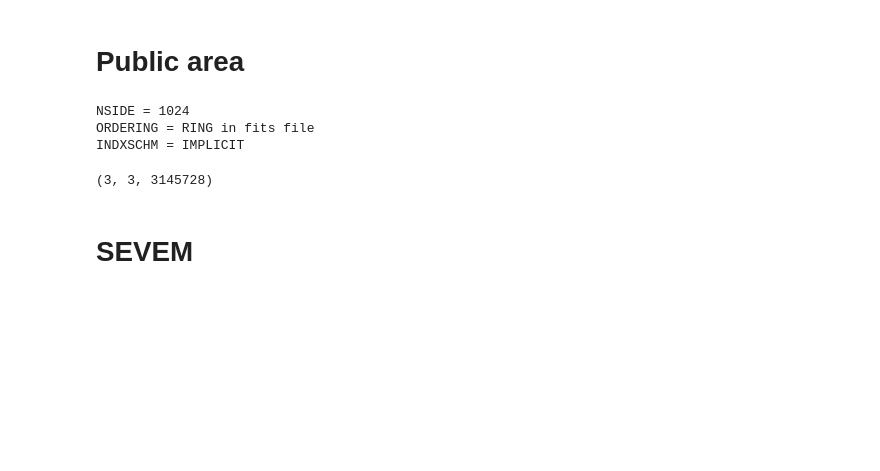
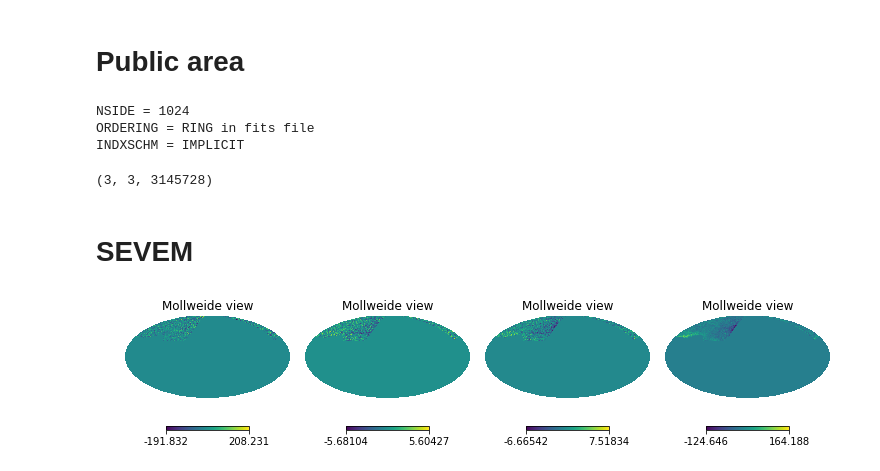
Before and after one commit to yaojian95/Ali_foreground, a Jupyter notebook: codes/SEVEM.ipynb, the cells around one changed output. Drawn from its saved outputs; the diff is of its cells as text; code cells hidden in the pictures; blank space fills up the shorter version.

```diff
--- a/codes/SEVEM.ipynb
+++ b/codes/SEVEM.ipynb
@@ -79,0 +78,9 @@ fun_std = lambda x,i,s :np.std(total_map[i,s] - x[0]*da1 - x[1]*da2)
+# %%
+total_map = (np.load('/fnx/jianyao/ancillary_data/4_fre_plus_44/total_map_unmasked/total_map_deconv_unmasked_IQU_010.npy'))
+# %%
+hp.mollview(total_map[0,1],sub=(141));
+hp.mollview(total_map[1,1], sub = (142));
+hp.mollview(total_map[2,1], sub = (143))
+hp.mollview(total_map[3,1], sub = (144))
+# %% [output]
+[figure, added]
```
Also changed, not shown: parts of 36 cells of this notebook.
